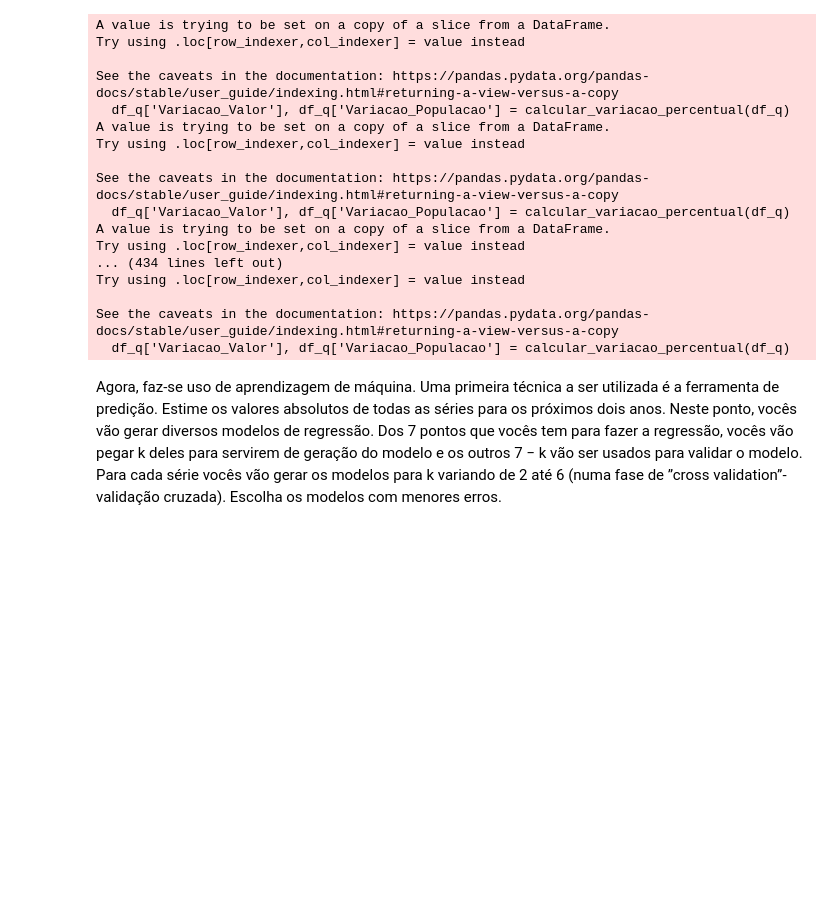
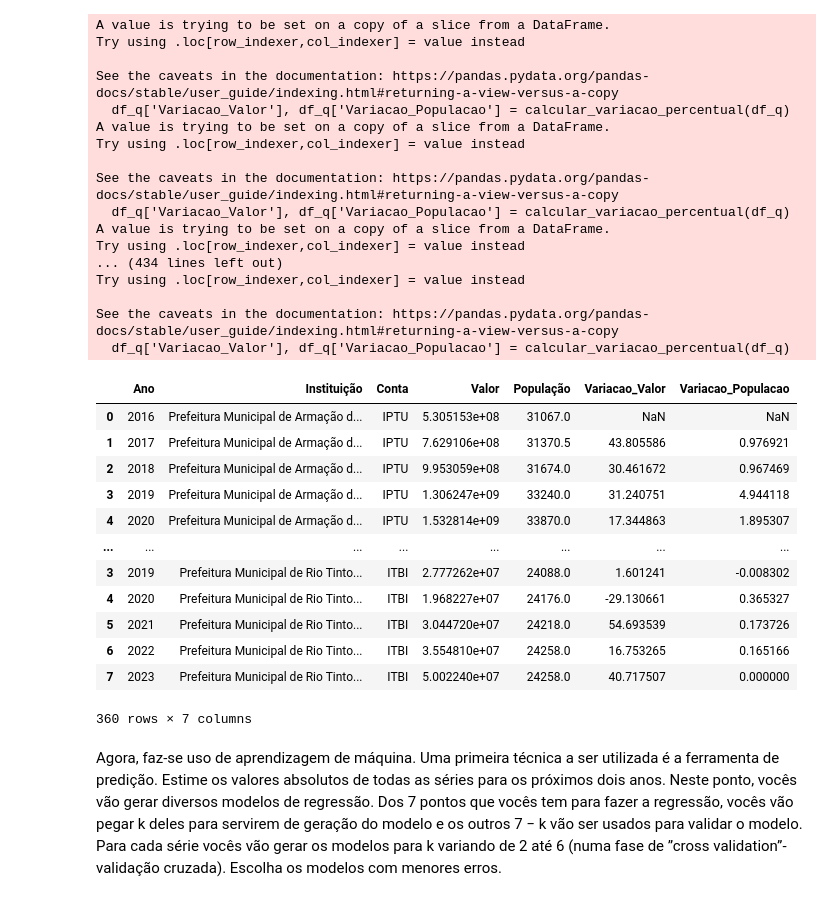
Before and after one commit to caiochacon/Mineracao, a Jupyter notebook: main.ipynb, the cells around one changed output. Saved outputs shown, nothing was run; the diff lists cells and outputs as text; code cells hidden in the pictures; blank space fills up the shorter version.

```diff
--- a/main.ipynb
+++ b/main.ipynb
@@ -72,4 +72,4 @@ df['Valor'] = df['Valor'].str.replace(',', '').astype(float)
 # Get the distinct 'Conta' values
 contas = df['Conta'].unique()
 # %%
-df_agrupado = df.groupby(['Instituição', 'Conta', 'Ano']).agg({'Valor': 'sum', 'População': 'mean'}).reset_index()
+df = df.groupby(['Instituição', 'Conta', 'Ano']).agg({'Valor': 'sum', 'População': 'mean'}).reset_index()
@@ -245,6 +225,22 @@ Try using .loc[row_indexer,col_indexer] = value instead
 
 See the caveats in the documentation: https://pandas.pydata.org/pandas-docs/stable/user_guide/indexing.html#returning-a-view-versus-a-copy
   df_q['Variacao_Valor'], df_q['Variacao_Populacao'] = calcular_variacao_percentual(df_q)
+# %%
+df
+# %% [output]
+|  | Ano | Instituição | Conta | Valor | População | Variacao_Valor | Variacao_Populacao |
+| 0 | 2016 | Prefeitura Municipal de Armação d... | IPTU | 5.305153e+08 | 31067.0 | NaN | NaN |
+| 1 | 2017 | Prefeitura Municipal de Armação d... | IPTU | 7.629106e+08 | 31370.5 | 43.805586 | 0.976921 |
+| 2 | 2018 | Prefeitura Municipal de Armação d... | IPTU | 9.953059e+08 | 31674.0 | 30.461672 | 0.967469 |
+| 3 | 2019 | Prefeitura Municipal de Armação d... | IPTU | 1.306247e+09 | 33240.0 | 31.240751 | 4.944118 |
+| 4 | 2020 | Prefeitura Municipal de Armação d... | IPTU | 1.532814e+09 | 33870.0 | 17.344863 | 1.895307 |
+| ... | ... | ... | ... | ... | ... | ... | ... |
+| 3 | 2019 | Prefeitura Municipal de Rio Tinto... | ITBI | 2.777262e+07 | 24088.0 | 1.601241 | -0.008302 |
+| 4 | 2020 | Prefeitura Municipal de Rio Tinto... | ITBI | 1.968227e+07 | 24176.0 | -29.130661 | 0.365327 |
+| 5 | 2021 | Prefeitura Municipal de Rio Tinto... | ITBI | 3.044720e+07 | 24218.0 | 54.693539 | 0.173726 |
+| 6 | 2022 | Prefeitura Municipal de Rio Tinto... | ITBI | 3.554810e+07 | 24258.0 | 16.753265 | 0.165166 |
+| 7 | 2023 | Prefeitura Municipal de Rio Tinto... | ITBI | 5.002240e+07 | 24258.0 | 40.717507 | 0.000000 |
+360 rows × 7 columns
 # %% [markdown]
 Agora, faz-se uso de aprendizagem de máquina. Uma primeira técnica a ser utilizada é a ferramenta de predição. Estime os valores absolutos de todas as séries para os próximos dois anos. Neste ponto, vocês vão gerar diversos modelos de regressão.
 Dos 7 pontos que vocês tem para fazer a regressão, vocês vão pegar k deles para servirem de geração do modelo e os outros 7 − k vão ser usados para validar o modelo.
```
Also changed, not shown: parts of 20 cells of this notebook.
